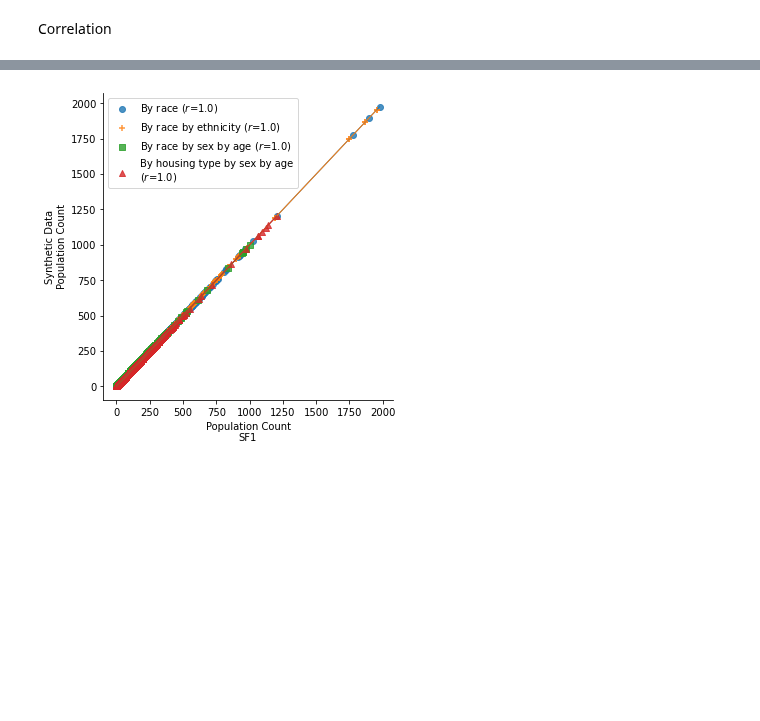
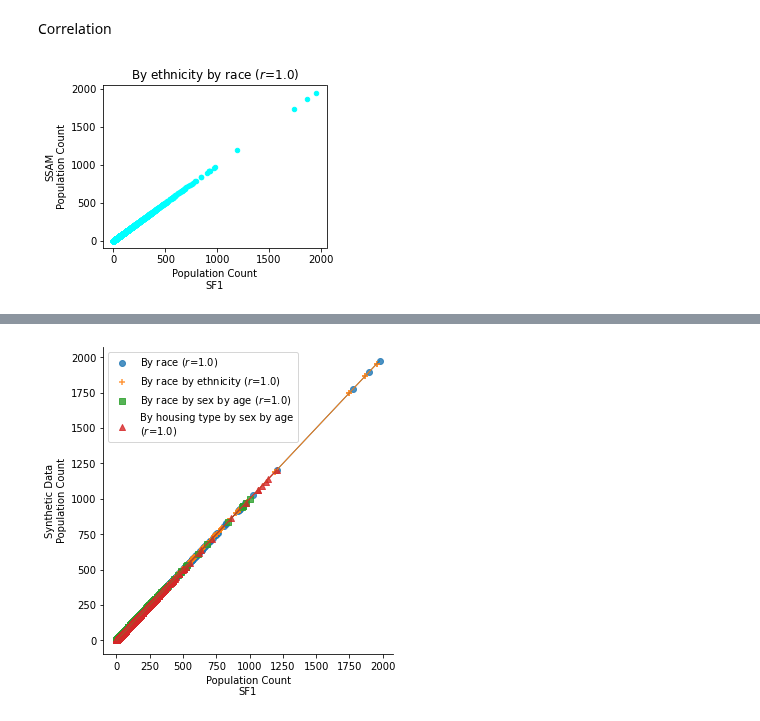
Before and after one commit to linyuehzzz/synthetic-populations, a Jupyter notebook: franklin_microdata.ipynb, the cells around one changed output, grey strips where cells are left out. Cells and saved outputs as stored; diff of their text form; code cells hidden in the pictures; blank space fills up the shorter version.

```diff
--- a/franklin_microdata.ipynb
+++ b/franklin_microdata.ipynb
@@ -200,6 +200,7 @@ cons = pd.read_csv(filename_cons)
 n1, n2, n3, n4, n5 = 8, 2, 2, 63, 2
 N = n1 * n2 * n3 * n4 * n5         # number of attribute combinations: HHGQ (8) ∗ VOTINGAGE (2) ∗ HISPANIC (2) ∗ RACE (63) ∗ SEX (2)
 
+time = 0
 with open('data/franklin/microdata/franklin_hist_obj.csv', 'w', newline='') as f1:
     wr1 = csv.writer(f1)
     wr1.writerow(["GEOID10", "obj"])
@@ -332,4 +333,5 @@ with open('data/franklin/microdata/franklin_hist_obj.csv', 'w', newline='') as f
             # write objective values
             obj = m.getObjective().getValue()
             wr1.writerow([GEOID10, obj])
-            print(idx)
+            time += m.Runtime
+            print(idx, time)
@@ -540,3 +563,37 @@ cons_fit
 22826 rows × 201 columns
 # %% [markdown]
 Correlation
+# %%
+import numpy as np
+cons_df = cons.set_index(["GEOID10"])
+cons_df = cons_df.T.stack().reset_index()
+cons_df = cons_df.rename(columns={0: "SF1", "level_0": "PREDICATE"})
+
+cons_fit_df = cons_fit.set_index(["GEOID10"])
+cons_fit_df = cons_fit_df.T.stack().reset_index()
+cons_fit_df = cons_fit_df.rename(columns={0: "FIT", "level_0": "PREDICATE"})
+
+all_df = pd.merge(cons_df, cons_fit_df, how='inner')
+all_df["TAB"] = all_df["PREDICATE"].str[:4]
+p5_df = all_df[all_df["TAB"] == "P005"]
+p8_df = all_df[all_df["TAB"] == "P008"]
+p9_df = all_df[all_df["TAB"] == "P009"]
+p43_df = all_df[all_df["TAB"] == "P043"]
+all_df["TAB"] = all_df["PREDICATE"].str[:5]
+p12A_df = all_df[all_df["TAB"] == "P012A"]
+p12B_df = all_df[all_df["TAB"] == "P012B"]
+p12C_df = all_df[all_df["TAB"] == "P012C"]
+p12D_df = all_df[all_df["TAB"] == "P012D"]
+p12E_df = all_df[all_df["TAB"] == "P012E"]
+p12F_df = all_df[all_df["TAB"] == "P012F"]
+p12G_df = all_df[all_df["TAB"] == "P012G"]
+# %%
+# P5
+c = p5_df["FIT"].corr(p5_df["SF1"])
+ax = p5_df.plot.scatter(x="SF1", y="FIT",c='cyan')
+ax.set_xlabel("Population Count\nSF1")
+ax.set_ylabel("SSAM\nPopulation Count")
+ax.set(title="By ethnicity by race ($r$=" + str(c) + ")")
+ax.get_figure().savefig('figs/sf1-franklin-p5.svg')
+# %% [output]
+[figure, added]
```
Also changed, not shown: parts of 14 cells of this notebook.
